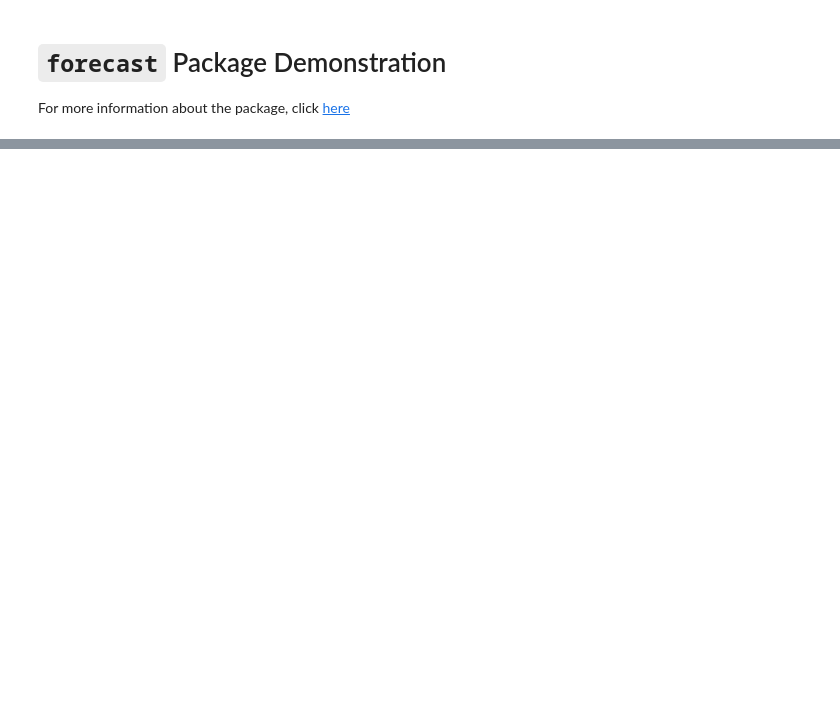
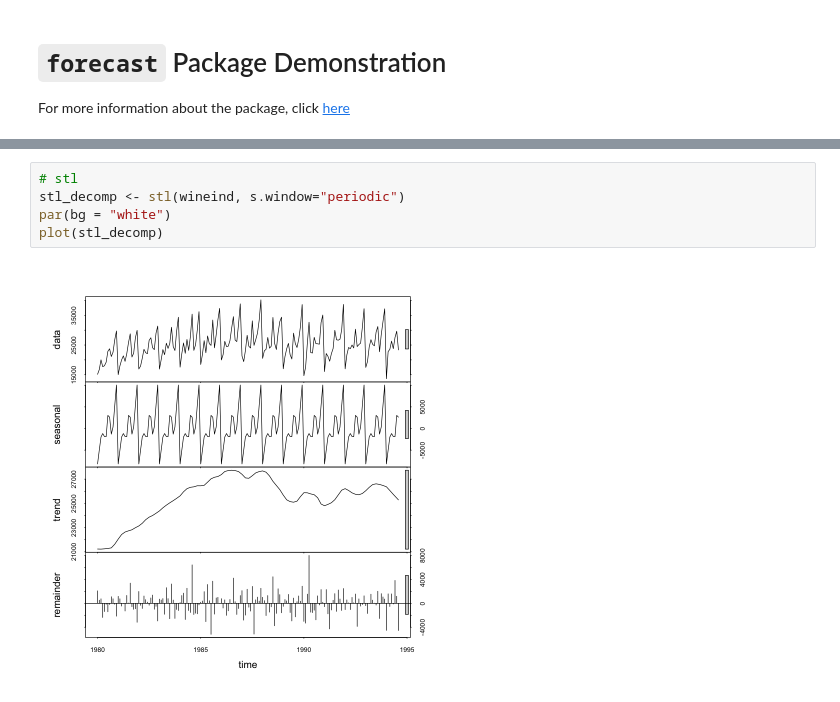
Before and after one commit to vdelimad/5600_case_study, a Jupyter notebook: forecast_demo.ipynb, the cells around one changed output, grey strips where cells are left out. Cells and saved outputs as stored; diff of their text form; blank space fills up the shorter version.

```diff
--- a/forecast_demo.ipynb
+++ b/forecast_demo.ipynb
@@ -184,0 +105,7 @@ ggAcf(wineind_ts)
+# %%
+# stl
+stl_decomp <- stl(wineind, s.window="periodic")
+par(bg = "white")
+plot(stl_decomp)
+# %% [output]
+[figure, added]
```
Also changed, not shown: parts of 35 cells of this notebook.
